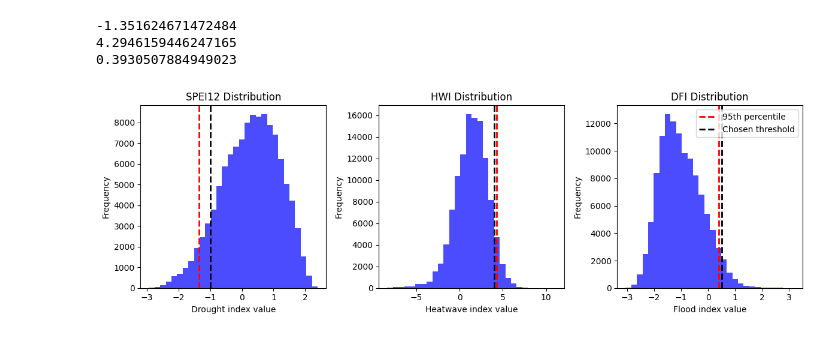
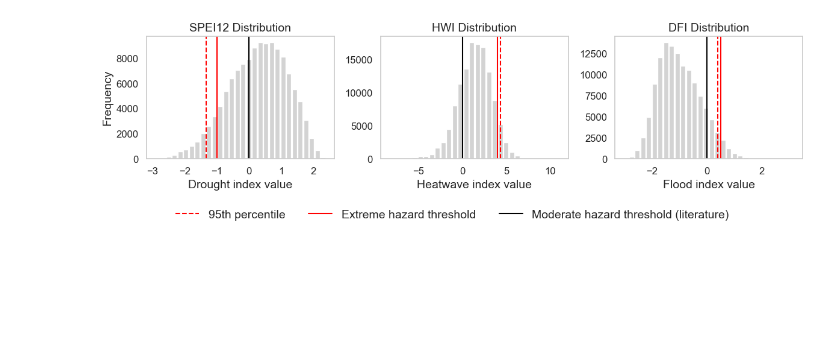
Before and after one commit to m-passos/hydroclimatic-hazards-impacts, a Jupyter notebook: Impact modelling/Total Impacts.ipynb, the cells around one changed output. Cells and saved outputs as stored; diff of their text form; code cells hidden in the pictures; blank space fills up the shorter version.

```diff
--- a/Impact modelling/Total Impacts.ipynb
+++ b/Impact modelling/Total Impacts.ipynb
@@ -38,63 +38,68 @@ anomalies = anomalies.drop(columns=['Unnamed: 0'])
 # Merge data
 all_saved_data_merged = all_saved_data.merge(
     all_corr_df,
-    on=['Municipality', 'Aggregation', 'Trend', 'Impact variable', 'Hazard variable']
+    on=['Municipality', 'Aggregation', 'Trend', 'Impact variable', 'Hazard variable', 'Best_Degree']
 )
 # %%
-# For selecting thresholds, visualize distribution of hazard indices
 import matplotlib.pyplot as plt
+import pandas as pd
+import numpy as np
 
-att_thresholds = {'SPEI12': -1, 'HWI': 4, 'DFI': 0.5}
+att_thresholds_low = {'SPEI12': 0, 'HWI': 0, 'DFI': 0}
+att_thresholds_extreme = {'SPEI12': -1, 'HWI': 4, 'DFI': 0.5}
 att_hazards={'SPEI12':'Drought', 'HWI': 'Heatwave', 'DFI': 'Flood', 'Combined':'Combined'}
 trend='Linear'
-haz_vars=all_saved_data_merged['Hazard variable'].unique()
-imp_vars=all_saved_data_merged['Impact variable'].unique()
+haz_vars = ['SPEI12', 'HWI', 'DFI']
 
-# Number of hazard variables to visualize
 n_haz_vars = len(haz_vars)
 
-# Create subplots with 3 side-by-side histograms
-fig, axes = plt.subplots(nrows=1, ncols=n_haz_vars, figsize=(12, 4))
+fig, axes = plt.subplots(nrows=1, ncols=n_haz_vars, figsize=(12, 3.3))
 
-# Iterate over hazard variables and plot each histogram
 for i, haz_var in enumerate(haz_vars):
+    ax = axes[i]
     att_df = all_saved_data_merged[all_saved_data_merged['Trend'] == trend]
     att_df = att_df[att_df['Hazard variable'] == haz_var]
 
-    # Calculate mean and standard deviation
-    mean_val = att_df['Hazard value'].mean()
-    std_val = att_df['Hazard value'].std()
+    ax.hist(att_df['Hazard value'], bins=30, color='lightgray', rwidth=0.85, ec='white')
 
-    # Plot histogram
-    ax = axes[i]
-    ax.hist(att_df['Hazard value'], bins=30, color='blue', alpha=0.7)
+    if haz_var == 'SPEI12':
+        percentile_val = att_df['Hazard value'].quantile(0.05)
+    else:
+        percentile_val = att_df['Hazard value'].quantile(0.95)
 
-    # Plot vertical line
-    if haz_var=='SPEI12':
-        #print(mean_val - 1*std_val)
-        print(att_df['Hazard value'].quantile(0.05))
-        ax.axvline(att_df['Hazard value'].quantile(0.05), color='red', linestyle='dashed',
-                   linewidth=2, label='5th percentile')
-    else:
-        #print(mean_val + 1*std_val)
-        print(att_df['Hazard value'].quantile(0.95))
-        ax.axvline(att_df['Hazard value'].quantile(0.95), color='red', linestyle='dashed', linewidth=2, label='95th percentile')
-    ax.axvline(att_thresholds[haz_var], color='black', linestyle='dashed', linewidth=2, label='Chosen threshold')
+    ax.axvline(percentile_val, color='red', linestyle='dashed',
+              linewidth=1.5, label='95th percentile')
+    ax.axvline(att_thresholds_extreme[haz_var], color='red', linestyle='solid',
+              linewidth=1.5, label='Extreme hazard threshold')
+    ax.axvline(att_thresholds_low[haz_var], color='black', linestyle='solid',
+              linewidth=1.5, label='Moderate hazard threshold (literature)')
 
-    # Set title and labels
-    ax.set_title(f'{haz_var} Distribution')
-    ax.set_xlabel(str(att_hazards[haz_var])+' index value')
-    ax.set_ylabel('Frequency')
+    ax.set_title(f'{haz_var} Distribution', fontsize=14)
+    ax.set_xlabel(str(att_hazards[haz_var])+' index value', fontsize=14)
+    ax.tick_params(axis='both', which='major', labelsize=12)
+    ax.grid(False)
 
-# Adjust layout
-plt.legend()
-plt.tight_layout()
+    if i == 0:
+        ax.set_ylabel('Frequency', fontsize=14)
+
+handles, labels = axes[0].get_legend_handles_labels()
+
+order = ['95th percentile', 'Extreme hazard threshold', 'Moderate hazard threshold (literature)']
+handles_dict = dict(zip(labels, handles))
+ordered_handles = [handles_dict[label] for label in order]
+ordered_labels = order
+
+fig.legend(ordered_handles, ordered_labels, loc='lower center', ncol=3,
+           bbox_to_anchor=(0.5, -0.1), frameon=False, fontsize=14)
+
+plt.tight_layout(rect=[0, 0.05, 1, 1])
+
+plt.savefig('fig_thre.svg', dpi=300, bbox_inches='tight')
+plt.savefig('fig_thre.eps', bbox_inches='tight')
+
 plt.show()
 # %% [output]
--1.351624671472484
-4.2946159446247165
-0.3930507884949023
-[figure, old version]
+[figure, new version]
 # %%
 import seaborn
 import numpy as np
```
Also changed, not shown: parts of 6 cells of this notebook, 49 other files.
